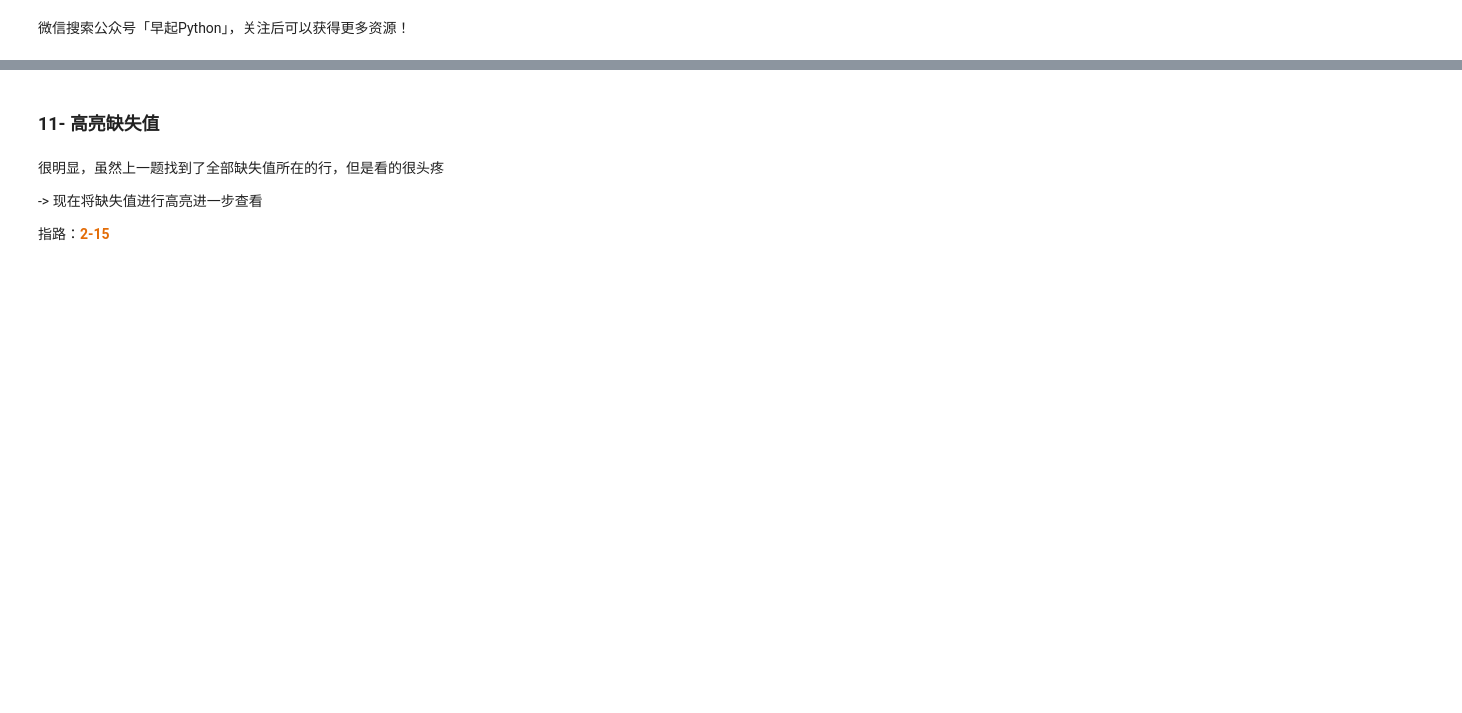
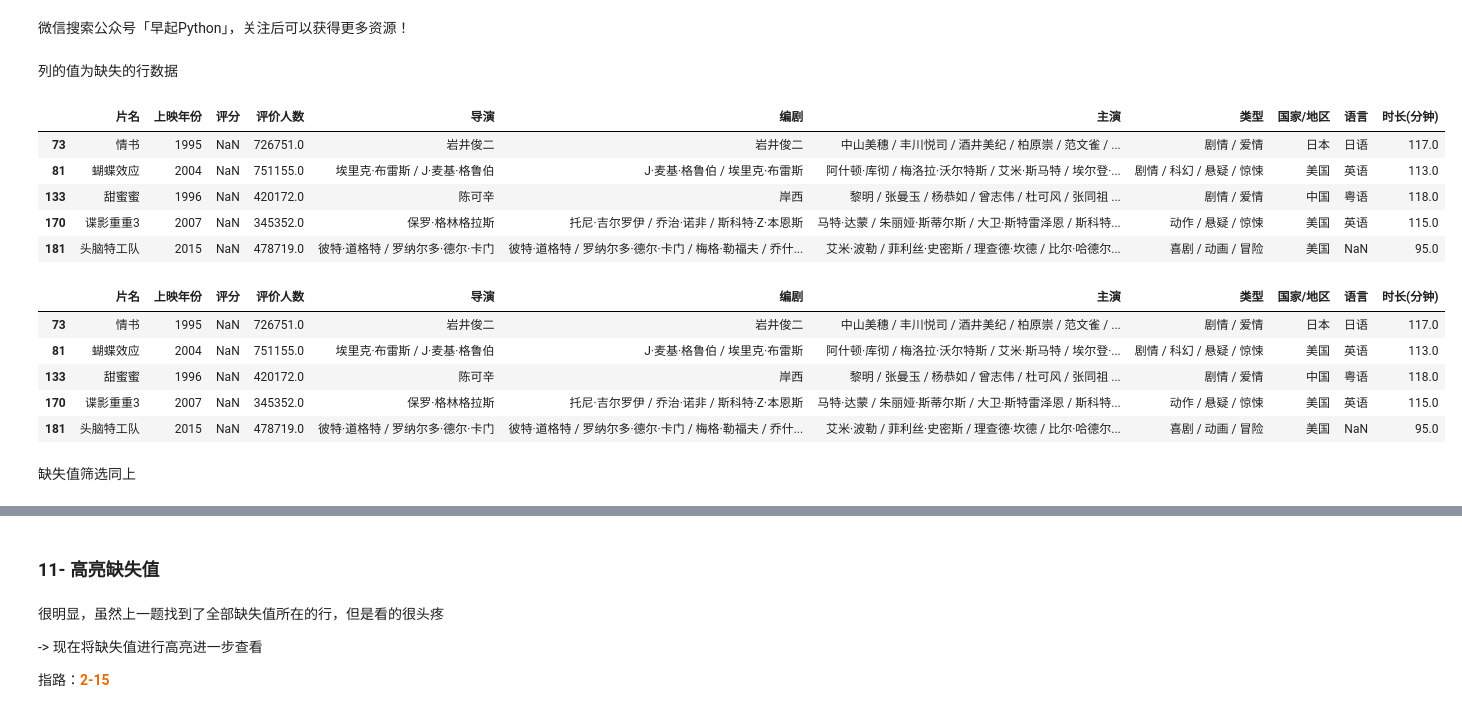
Before and after one commit to chenmo0513/Pandas_Advanced_Exercise, a Jupyter notebook: 3 - 数据预览与预处理/数据预览与预处理.ipynb, the cells around one changed output, grey strips where cells are left out. Cells and saved outputs as stored; diff of their text form; code cells hidden in the pictures; blank space fills up the shorter version.

```diff
--- a/3 - 数据预览与预处理/数据预览与预处理.ipynb
+++ b/3 - 数据预览与预处理/数据预览与预处理.ipynb
@@ -217,3 +217,23 @@ df[df.isnull().any(axis=1)==True] #自我感觉better
 | 257 | 浪潮 | 2008 | 8.7 | 223511.0 | 丹尼斯·甘塞尔 | 丹尼斯·甘塞尔 / 彼得·图万斯 / 约翰尼·道金斯 / 罗恩·比... | 于尔根·福格尔 / 弗雷德里克·劳 / 马克思·雷迈特 / 詹妮弗... | 剧情 / 惊悚 | NaN | 德语 | 107.0 |
 # %% [markdown]
 微信搜索公众号「早起Python」，关注后可以获得更多资源！
+# %% [markdown]
+列的值为缺失的行数据
+# %%
+df[df['评分'].isna()]
+df[df['评分'].isnull()]
+# %% [output]
+|  | 片名 | 上映年份 | 评分 | 评价人数 | 导演 | 编剧 | 主演 | 类型 | 国家/地区 | 语言 | 时长(分钟) |
+| 73 | 情书 | 1995 | NaN | 726751.0 | 岩井俊二 | 岩井俊二 | 中山美穗 / 丰川悦司 / 酒井美纪 / 柏原崇 / 范文雀 / ... | 剧情 / 爱情 | 日本 | 日语 | 117.0 |
+| 81 | 蝴蝶效应 | 2004 | NaN | 751155.0 | 埃里克·布雷斯 / J·麦基·格鲁伯 | J·麦基·格鲁伯 / 埃里克·布雷斯 | 阿什顿·库彻 / 梅洛拉·沃尔特斯 / 艾米·斯马特 / 埃尔登·... | 剧情 / 科幻 / 悬疑 / 惊悚 | 美国 | 英语 | 113.0 |
+| 133 | 甜蜜蜜 | 1996 | NaN | 420172.0 | 陈可辛 | 岸西 | 黎明 / 张曼玉 / 杨恭如 / 曾志伟 / 杜可风 / 张同祖 ... | 剧情 / 爱情 | 中国 | 粤语 | 118.0 |
+| 170 | 谍影重重3 | 2007 | NaN | 345352.0 | 保罗·格林格拉斯 | 托尼·吉尔罗伊 / 乔治·诺非 / 斯科特·Z·本恩斯 | 马特·达蒙 / 朱丽娅·斯蒂尔斯 / 大卫·斯特雷泽恩 / 斯科特... | 动作 / 悬疑 / 惊悚 | 美国 | 英语 | 115.0 |
+| 181 | 头脑特工队 | 2015 | NaN | 478719.0 | 彼特·道格特 / 罗纳尔多·德尔·卡门 | 彼特·道格特 / 罗纳尔多·德尔·卡门 / 梅格·勒福夫 / 乔什... | 艾米·波勒 / 菲利丝·史密斯 / 理查德·坎德 / 比尔·哈德尔... | 喜剧 / 动画 / 冒险 | 美国 | NaN | 95.0 |
+|  | 片名 | 上映年份 | 评分 | 评价人数 | 导演 | 编剧 | 主演 | 类型 | 国家/地区 | 语言 | 时长(分钟) |
+| 73 | 情书 | 1995 | NaN | 726751.0 | 岩井俊二 | 岩井俊二 | 中山美穗 / 丰川悦司 / 酒井美纪 / 柏原崇 / 范文雀 / ... | 剧情 / 爱情 | 日本 | 日语 | 117.0 |
+| 81 | 蝴蝶效应 | 2004 | NaN | 751155.0 | 埃里克·布雷斯 / J·麦基·格鲁伯 | J·麦基·格鲁伯 / 埃里克·布雷斯 | 阿什顿·库彻 / 梅洛拉·沃尔特斯 / 艾米·斯马特 / 埃尔登·... | 剧情 / 科幻 / 悬疑 / 惊悚 | 美国 | 英语 | 113.0 |
+| 133 | 甜蜜蜜 | 1996 | NaN | 420172.0 | 陈可辛 | 岸西 | 黎明 / 张曼玉 / 杨恭如 / 曾志伟 / 杜可风 / 张同祖 ... | 剧情 / 爱情 | 中国 | 粤语 | 118.0 |
+| 170 | 谍影重重3 | 2007 | NaN | 345352.0 | 保罗·格林格拉斯 | 托尼·吉尔罗伊 / 乔治·诺非 / 斯科特·Z·本恩斯 | 马特·达蒙 / 朱丽娅·斯蒂尔斯 / 大卫·斯特雷泽恩 / 斯科特... | 动作 / 悬疑 / 惊悚 | 美国 | 英语 | 115.0 |
+| 181 | 头脑特工队 | 2015 | NaN | 478719.0 | 彼特·道格特 / 罗纳尔多·德尔·卡门 | 彼特·道格特 / 罗纳尔多·德尔·卡门 / 梅格·勒福夫 / 乔什... | 艾米·波勒 / 菲利丝·史密斯 / 理查德·坎德 / 比尔·哈德尔... | 喜剧 / 动画 / 冒险 | 美国 | NaN | 95.0 |
+# %% [markdown]
+缺失值筛选同上
```
Also changed, not shown: parts of 5 cells of this notebook, 3 other files.
